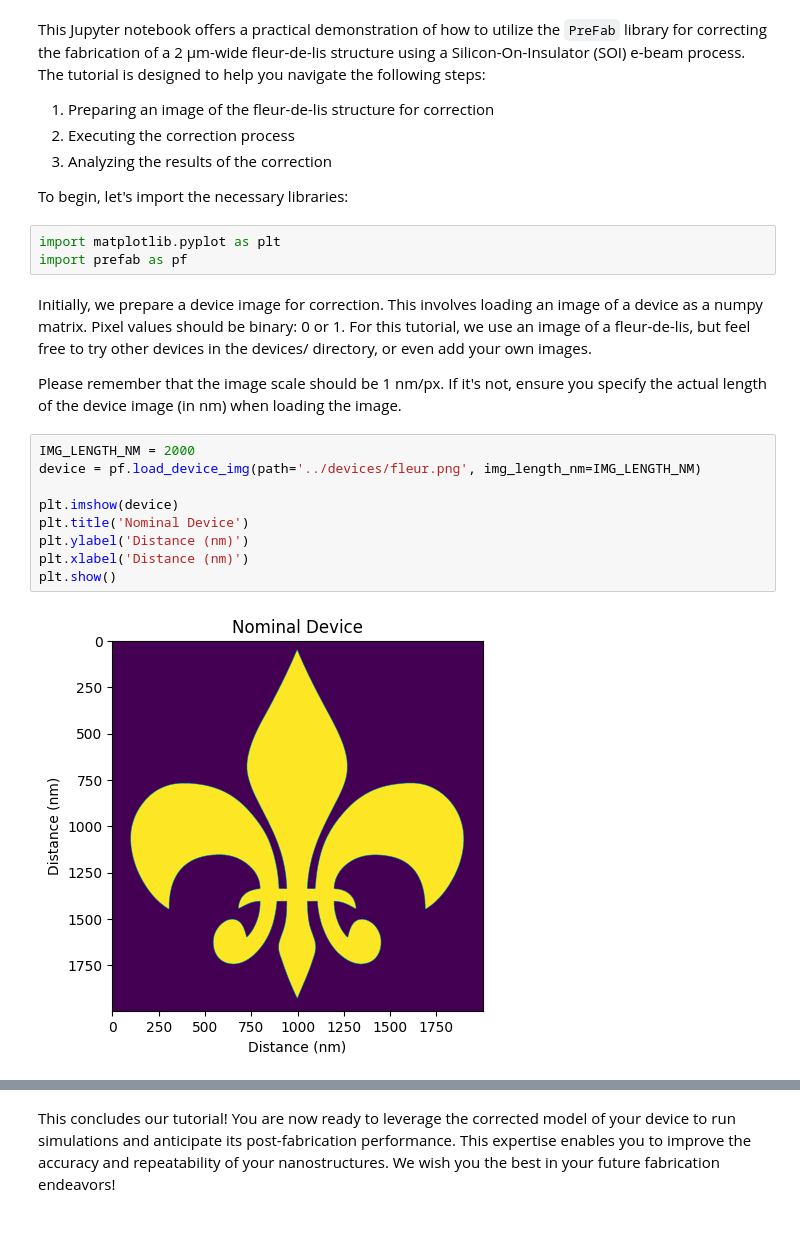
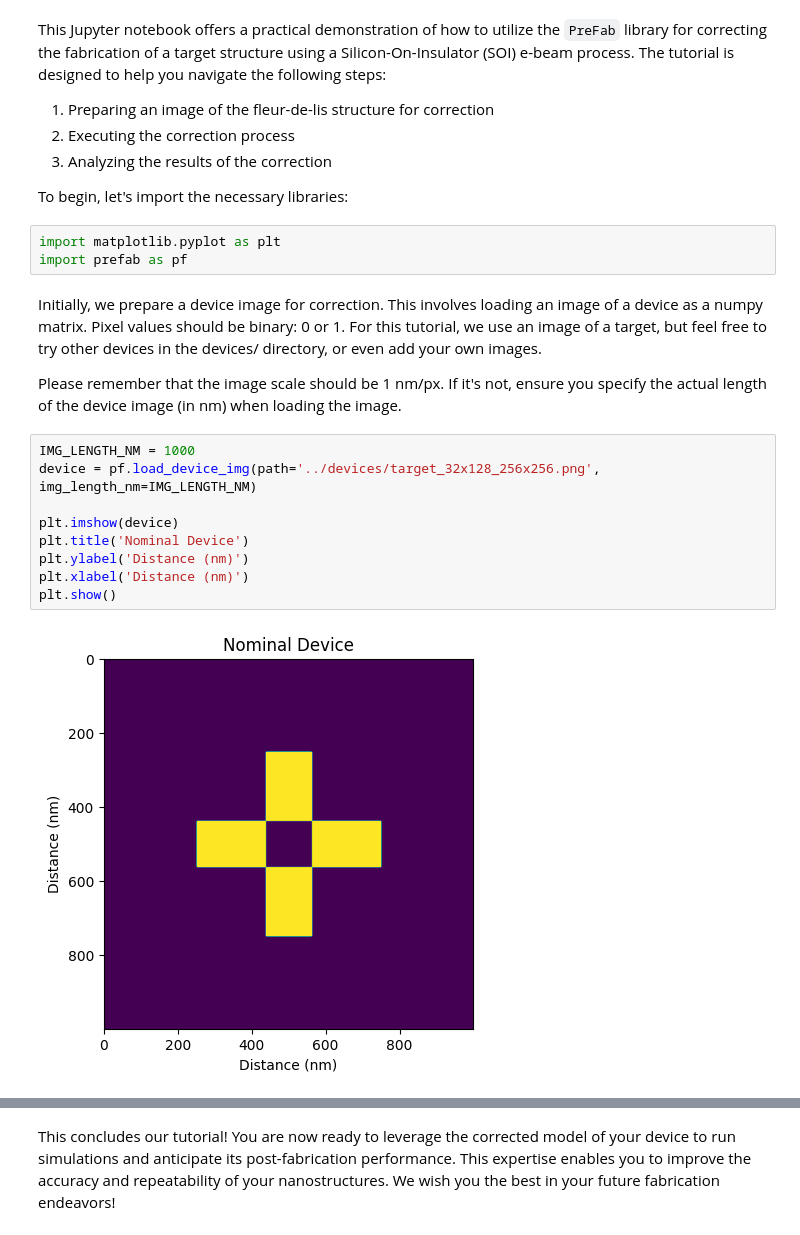
Before and after one commit to PreFab-Photonics/PreFab, a Jupyter notebook: examples/3_correction.ipynb, the cells around one changed output, grey strips where cells are left out. Drawn from its saved outputs; the diff is of its cells as text.

Commit message:
Update examples for new prediction/correction

```diff
--- a/examples/3_correction.ipynb
+++ b/examples/3_correction.ipynb
@@ -1,5 +1,5 @@
 # %% [markdown]
-This Jupyter notebook offers a practical demonstration of how to utilize the `PreFab` library for correcting the fabrication of a 2 µm-wide fleur-de-lis structure using a Silicon-On-Insulator (SOI) e-beam process. The tutorial is designed to help you navigate the following steps:
+This Jupyter notebook offers a practical demonstration of how to utilize the `PreFab` library for correcting the fabrication of a target structure using a Silicon-On-Insulator (SOI) e-beam process. The tutorial is designed to help you navigate the following steps:
 
 1. Preparing an image of the fleur-de-lis structure for correction
 2. Executing the correction process
@@ -10,18 +10,18 @@ To begin, let's import the necessary libraries:
 import matplotlib.pyplot as plt
 import prefab as pf
 # %% [markdown]
-Initially, we prepare a device image for correction. This involves loading an image of a device as a numpy matrix. Pixel values should be binary: 0 or 1. For this tutorial, we use an image of a fleur-de-lis, but feel free to try other devices in the devices/ directory, or even add your own images.
+Initially, we prepare a device image for correction. This involves loading an image of a device as a numpy matrix. Pixel values should be binary: 0 or 1. For this tutorial, we use an image of a target, but feel free to try other devices in the devices/ directory, or even add your own images.
 
 Please remember that the image scale should be 1 nm/px. If it's not, ensure you specify the actual length of the device image (in nm) when loading the image.
 # %%
-IMG_LENGTH_NM = 2000
-device = pf.load_device_img(path='../devices/fleur.png', img_length_nm=IMG_LENGTH_NM)
+IMG_LENGTH_NM = 1000
+device = pf.load_device_img(path='../devices/target_32x128_256x256.png', img_length_nm=IMG_LENGTH_NM)
 
 plt.imshow(device)
 plt.title('Nominal Device')
 plt.ylabel('Distance (nm)')
 plt.xlabel('Distance (nm)')
 plt.show()
 # %% [output]
-[figure, old version]
+[figure, new version]
 # %% [markdown]
```
Also changed, not shown: parts of 6 cells of this notebook, 2 other files.
